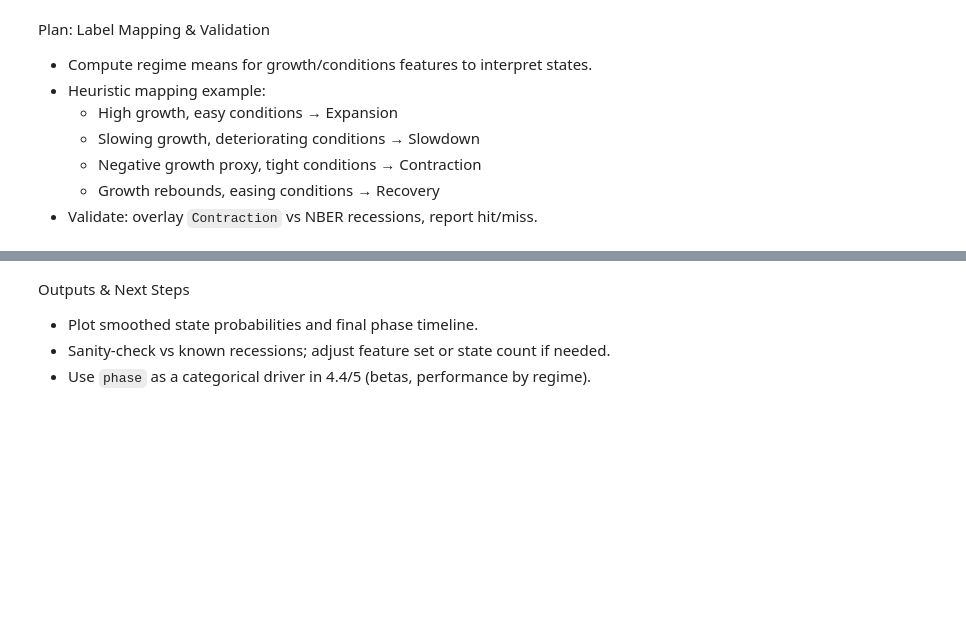
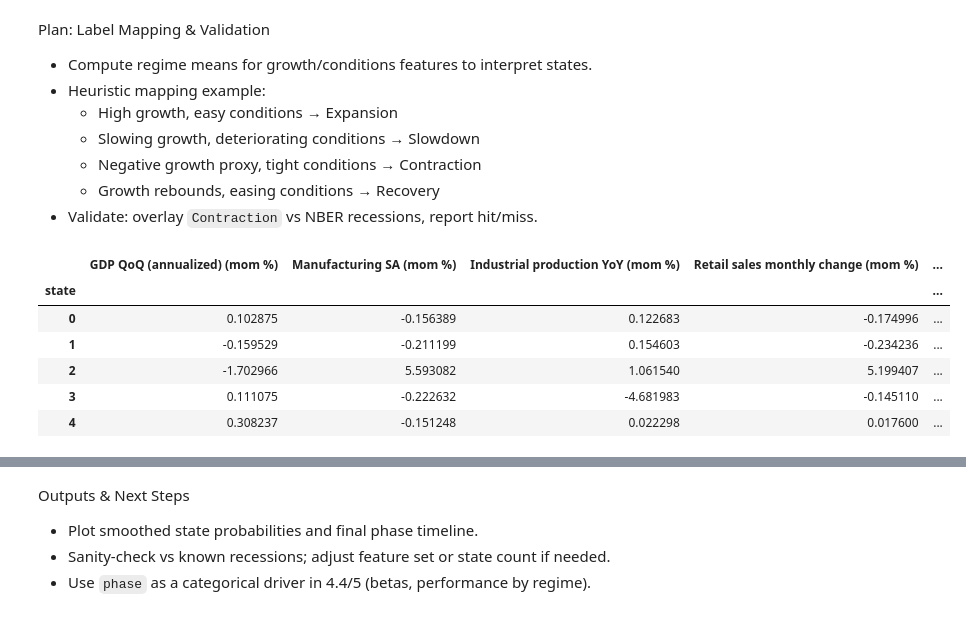
Before and after one commit to kecheng-shi/Nexus-data-preprocessing, a Jupyter notebook: Nexus Data Analysis.ipynb, the cells around one changed output, grey strips where cells are left out. Saved outputs shown, nothing was run; the diff lists cells and outputs as text; code cells hidden in the pictures; blank space fills up the shorter version.

```diff
--- a/Nexus Data Analysis.ipynb
+++ b/Nexus Data Analysis.ipynb
@@ -515,3 +709,82 @@ Plan: Label Mapping & Validation
   - Negative growth proxy, tight conditions → Contraction
   - Growth rebounds, easing conditions → Recovery
 - Validate: overlay `Contraction` vs NBER recessions, report hit/miss.
+# %%
+# Interpret HMM regimes and map to business-cycle phases
+import numpy as np
+import pandas as pd
+from IPython.display import display
+
+states = HMM_OBJECTS.get("states", pd.Series(dtype=int))
+Xz = HMM_OBJECTS.get("Xz", pd.DataFrame())
+
+if states.empty or Xz.empty:
+    print("HMM states unavailable; run the fitting cell above.")
+else:
+    regime_means = (
+        pd.concat([Xz, states], axis=1)
+        .groupby("state")[Xz.columns]
+        .mean()
+        .sort_index()
+    )
+
+    def filter_columns(columns, keywords):
+        kw = [k.lower() for k in keywords]
+        return [c for c in columns if any(k in c.lower() for k in kw)]
+
+    growth_cols = filter_columns(Xz.columns, ["gdp", "manufacturing", "industrial", "retail", "payroll"])
+    cond_cols = filter_columns(Xz.columns, ["financial conditions", "confidence", "sentiment", "surprise"])
+    policy_cols = filter_columns(Xz.columns, ["fed funds", "pce", "cpi", "ppi"])
+
+    def regime_score(reg):
+        growth_score = regime_means.loc[reg, growth_cols].mean() if growth_cols else 0.0
+        cond_score = -regime_means.loc[reg, cond_cols].mean() if cond_cols else 0.0
+        policy_score = -abs(regime_means.loc[reg, policy_cols]).mean() if policy_cols else 0.0
+        return float(growth_score + cond_score + 0.25 * policy_score)
+
+    ordering = sorted(regime_means.index, key=regime_score)
+    label_map: dict[int, str] = {}
+
+    if ordering:
+        label_map[ordering[0]] = "Contraction"
+        label_map[ordering[-1]] = "Expansion"
+        middle = ordering[1:-1]
+        if len(middle) == 1:
+            label_map[middle[0]] = "Recovery"
+        elif len(middle) >= 2:
+            label_map[middle[0]] = "Slowdown"
+            label_map[middle[-1]] = "Recovery"
+            if len(middle) > 2:
+                for extra in middle[1:-1]:
+                    label_map[extra] = "Transition"
+
+    phase_labels = states.map(label_map).fillna("Transition").rename("phase")
+
+    run_id = (states != states.shift()).cumsum()
+    duration = states.groupby([states, run_id]).size().rename("months")
+    duration_stats = duration.groupby(level=0).describe()
+
+    display(regime_means)
+    display(duration_stats[["mean", "50%", "min", "max"]])
+
+    phase_panel = pd.concat([
+        phase_labels,
+        states.rename("state"),
+        HMM_OBJECTS.get("posteriors", pd.DataFrame()),
+    ], axis=1)
+
+    HMM_OBJECTS.update({
+        "label_map": label_map,
+        "phase_labels": phase_labels,
+        "regime_means": regime_means,
+        "duration_stats": duration_stats,
+        "phase_panel": phase_panel,
+    })
+# %% [output]
+|  | GDP QoQ (annualized) (mom %) | Manufacturing SA (mom %) | Industrial production YoY (mom %) | Retail sales monthly change (mom %) | ... |
+| state |  |  |  |  | ... |
+| 0 | 0.102875 | -0.156389 | 0.122683 | -0.174996 | ... |
+| 1 | -0.159529 | -0.211199 | 0.154603 | -0.234236 | ... |
+| 2 | -1.702966 | 5.593082 | 1.061540 | 5.199407 | ... |
+| 3 | 0.111075 | -0.222632 | -4.681983 | -0.145110 | ... |
+| 4 | 0.308237 | -0.151248 | 0.022298 | 0.017600 | ... |
```
Also changed, not shown: parts of 4 cells of this notebook.
